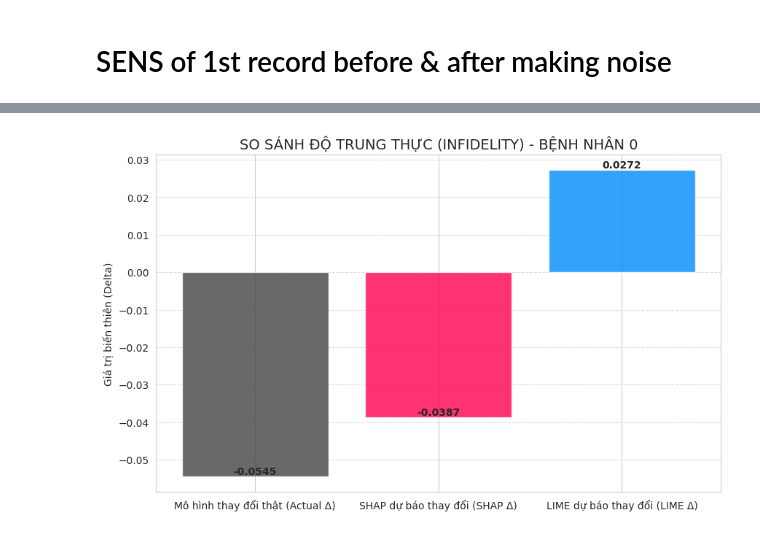
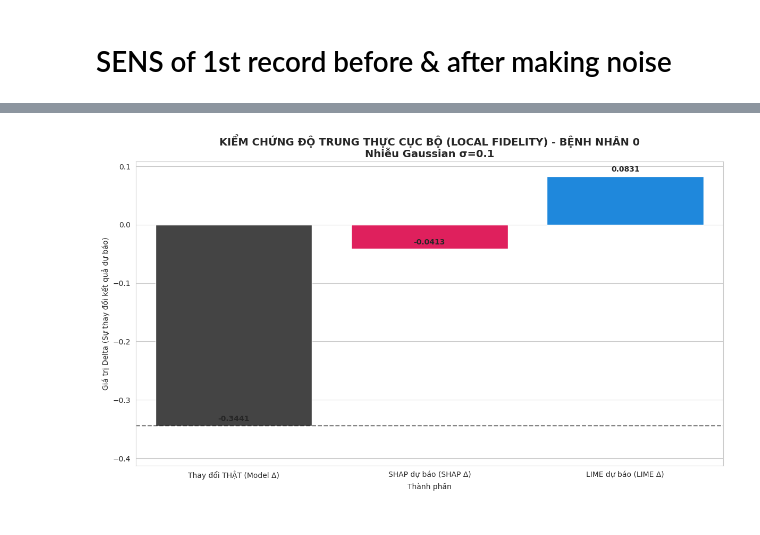
Before and after one commit to nguyenmongtrinh-lab/xai-evaluation, a Jupyter notebook: xai-evaluation.ipynb, the cells around one changed output, grey strips where cells are left out. Cells and saved outputs as stored; diff of their text form; code cells hidden in the pictures.

```diff
--- a/xai-evaluation.ipynb
+++ b/xai-evaluation.ipynb
@@ -714,58 +722,79 @@ print(f"Độ lệch LIME (Khoảng cách Eucledian): {np.linalg.norm(lime_orig
 import numpy as np
 import pandas as pd
 import matplotlib.pyplot as plt
+import seaborn as sns
 
-# 1. Cấu hình tham số nhiễu (Dùng scale 0.1 cho Infidelity)
+# 1. Cấu hình tham số (Dùng scale 0.1 cho Infidelity theo chuẩn thực nghiệm)
 idx = 0
 noise_scale = 0.1
 np.random.seed(42)
 
-# 2. Lấy mẫu gốc và tạo mẫu bị nhiễu (Noise)
+# 2. Lấy mẫu gốc và tạo mẫu bị nhiễu (Perturbed Sample)
+# Đảm bảo sử dụng X_test từ tập dữ liệu 6 biến đã chuẩn hóa
 x_orig = X_test.iloc[idx:idx+1].values
 noise = np.random.normal(0, noise_scale, x_orig.shape)
 x_perturbed = x_orig + noise
 
-# 3. Tính toán sự thay đổi THỰC TẾ của mô hình (Before vs After trên Model)
-# Delta thực tế = Dự đoán gốc - Dự đoán sau khi có nhiễu
+# 3. Tính toán sự thay đổi THỰC TẾ của mô hình XGBoost (Actual Delta)
+# Công thức: Δ_actual = f(x) - f(x_perturbed)
 model_pred_orig = model.predict(x_orig)[0]
 model_pred_perturbed = model.predict(x_perturbed)[0]
 actual_delta = model_pred_orig - model_pred_perturbed
 
-# 4. Tính toán sự thay đổi mà GIẢI THÍCH dự báo (Before vs After trên Explanation)
-# Công thức: Tổng (Trọng số * Lượng nhiễu tương ứng)
-# SHAP
+# 4. Tính toán sự thay đổi mà GIẢI THÍCH dự báo (Predicted Delta)
+# Công thức xấp xỉ tuyến tính: Δ_exp = Σ [Trọng số * (x_orig - x_perturbed)]
+
+# --- SHAP ---
 shap_vals = explainer_shap(x_orig).values[0]
+# Tính tích vô hướng giữa trọng số SHAP và lượng biến thiên của input
 shap_predicted_delta = np.sum(shap_vals * (x_orig - x_perturbed))
 
-# LIME
-exp_lime = lime_explainer.explain_instance(x_orig[0], model.predict, num_features=len(X_raw.columns))
-lime_vals = np.array([dict(exp_lime.as_map()[0]).get(i, 0) for i in range(len(X_raw.columns))])
+# --- LIME ---
+# Sử dụng hàm get_lime_values_batch đã tối ưu ở các bước trước để lấy vector trọng số
+lime_vals = get_lime_values_batch(x_orig, lime_explainer, model, n_feat)[0]
 lime_predicted_delta = np.sum(lime_vals * (x_orig - x_perturbed))
 
-# 5. Trực quan hóa so sánh
+# 5. Trực quan hóa so sánh "Độ khớp"
 results = pd.DataFrame({
-    'Thành phần': ['Mô hình thay đổi thật (Actual Δ)',
-                   'SHAP dự báo thay đổi (SHAP Δ)',
-                   'LIME dự báo thay đổi (LIME Δ)'],
-    'Giá trị': [actual_delta, shap_predicted_delta, lime_predicted_delta]
+    'Thành phần': ['Thay đổi THẬT (Model Δ)',
+                   'SHAP dự báo (SHAP Δ)',
+                   'LIME dự báo (LIME Δ)'],
+    'Giá trị biến thiên': [actual_delta, shap_predicted_delta, lime_predicted_delta]
 })
 
-plt.figure(figsize=(10, 6))
-colors = ['#444444', '#ff0051', '#008bfb']
-bars = plt.bar(results['Thành phần'], results['Giá trị'], color=colors, alpha=0.8)
+plt.figure(figsize=(12, 7))
+sns.set_style("whitegrid")
+colors = ['#444444', '#ff0051', '#008bfb'] # Xám (Thật), Đỏ (SHAP), Xanh (LIME)
 
-# Thêm số liệu trên đầu cột
-for bar in bars:
-    yval = bar.get_height()
-    plt.text(bar.get_x() + bar.get_width()/2, yval, round(yval, 4), va='bottom', ha='center', fontweight='bold')
+# Vẽ biểu đồ cột
+barplot = sns.barplot(x='Thành phần', y='Giá trị biến thiên', data=results, palette=colors)
 
-plt.title(f'SO SÁNH ĐỘ TRUNG THỰC (INFIDELITY) - BỆNH NHÂN {idx}', fontsize=14)
-plt.ylabel('Giá trị biến thiên (Delta)')
-plt.grid(axis='y', linestyle='--', alpha=0.7)
+# Thêm đường kẻ ngang tại mức Actual Delta để dễ so sánh độ lệch
+plt.axhline(y=actual_delta, color='black', linestyle='--', alpha=0.5, label='Mức thực tế')
+
+# Thêm số liệu chính xác trên đầu cột
+for p in barplot.patches:
+    barplot.annotate(format(p.get_height(), '.4f'),
+                   (p.get_x() + p.get_width() / 2., p.get_height()),
+                   ha = 'center', va = 'center',
+                   xytext = (0, 9),
+                   textcoords = 'offset points',
+                   fontweight='bold')
+
+plt.title(f'KIỂM CHỨNG ĐỘ TRUNG THỰC CỤC BỘ (LOCAL FIDELITY) - BỆNH NHÂN {idx}\n'
+          f'Nhiễu Gaussian σ={noise_scale}', fontsize=14, fontweight='bold')
+plt.ylabel('Giá trị Delta (Sự thay đổi kết quả dự báo)')
+plt.ylim(min(results['Giá trị biến thiên'])*1.2, max(results['Giá trị biến thiên'])*1.3)
+
+plt.tight_layout()
 plt.show()
 
-# 6. In kết quả Infidelity (Bình phương sai lệch)
-print(f"--- CHỈ SỐ INFIDELITY (Càng thấp càng trung thực) ---")
-print(f"Infidelity SHAP: {(actual_delta - shap_predicted_delta)**2:.6f}")
-print(f"Infidelity LIME: {(actual_delta - lime_predicted_delta)**2:.6f}")
+# 6. Tính toán sai số Infidelity (Càng gần 0 càng tốt)
+inf_shap = (actual_delta - shap_predicted_delta)**2
+inf_lime = (actual_delta - lime_predicted_delta)**2
+
+print(f"--- KẾT QUẢ ĐỊNH LƯỢNG INFIDELITY (BỆNH NHÂN {idx}) ---")
+print(f"✅ Sai lệch SHAP: {inf_shap:.8f}")
+print(f"✅ Sai lệch LIME: {inf_lime:.8f}")
+print(f"👉 Kết luận: {'LIME' if inf_lime < inf_shap else 'SHAP'} trung thực hơn trong trường hợp này.")
 # %% [output]
@@ -772 +804 @@ print(f"Infidelity LIME: {(actual_delta - lime_predicted_delta)**2:.6f}")
-[figure, old version]
+[figure, new version]
```
Also changed, not shown: parts of 18 cells of this notebook.
